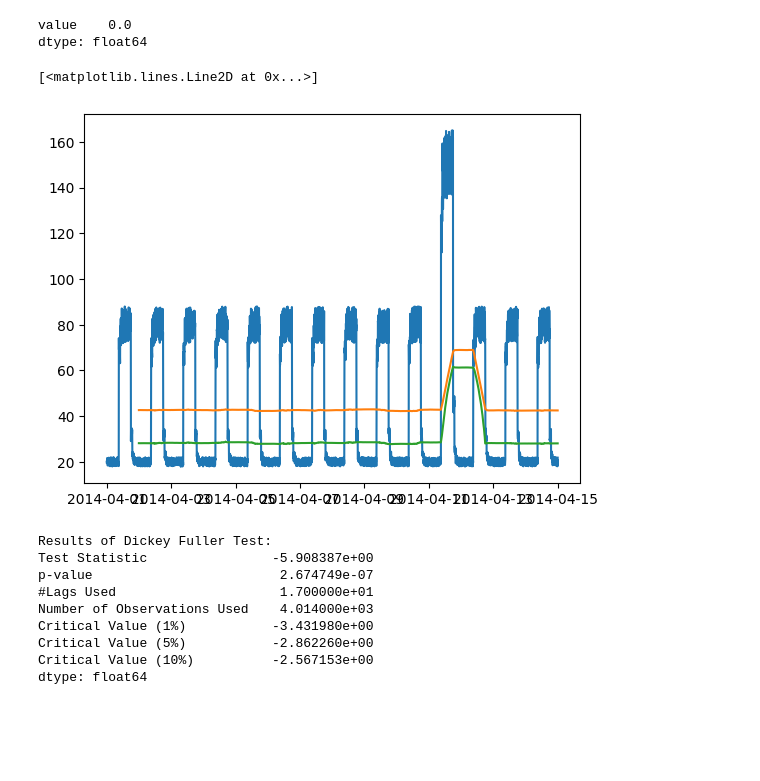
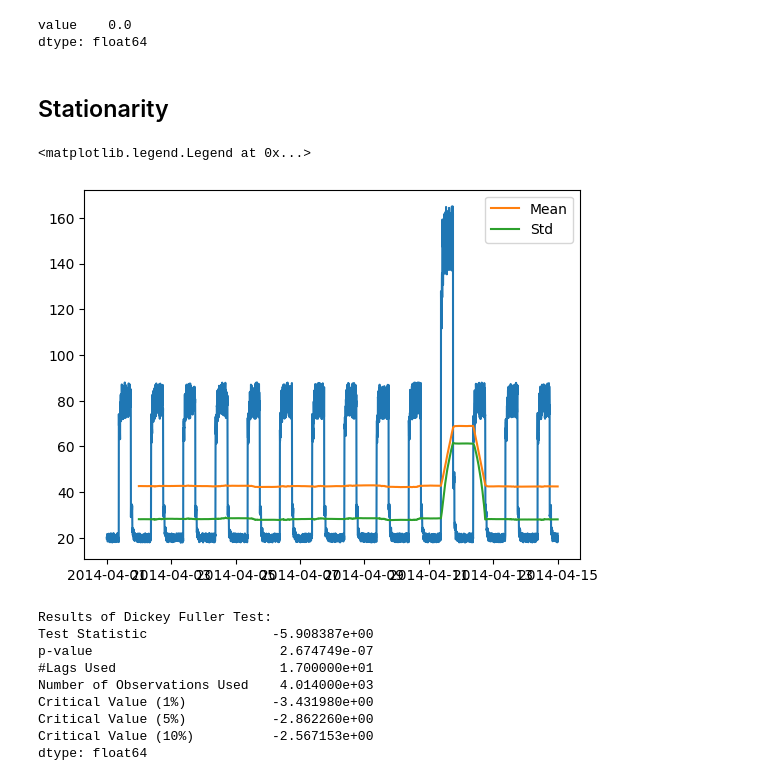
Before and after one commit to GhasseneJebali/time-series-lab, a Jupyter notebook: Outlier detection.ipynb, the cells around one changed output. Saved outputs shown, nothing was run; the diff lists cells and outputs as text; code cells hidden in the pictures; blank space fills up the shorter version.

```diff
--- a/Outlier detection.ipynb
+++ b/Outlier detection.ipynb
@@ -31,12 +27,15 @@ from tqdm import tqdm
 # path = "./data/archive/realKnownCause/realKnownCause/cpu_utilization_asg_misconfiguration.csv"
 path = "./data/archive/artificialWithAnomaly/artificialWithAnomaly/art_daily_jumpsup.csv"
 # %%
+resample_data = False
+
 data = pd.read_csv(
     path,
     index_col=0
 )
 data.index = pd.to_datetime(data.index)
-# data = data.asfreq('5MIN').dropna()
+if resample_data:
+    data = data.asfreq('5MIN').dropna()
 # %%
 data.plot()
 # %% [output]
@@ -59,13 +58,16 @@ data.isna().mean()
 # %% [output]
 value    0.0
 dtype: float64
+# %% [markdown]
+## Stationarity
 # %%
 plt.plot(data)
-plt.plot(data.rolling(window=288).mean().dropna())
-plt.plot(data.rolling(window=288).std().dropna())
+plt.plot(data.rolling(window=288).mean().dropna(), label="Mean")
+plt.plot(data.rolling(window=288).std().dropna(), label="Std")
+plt.legend()
 # %% [output]
-[<matplotlib.lines.Line2D at 0x...>]
+<matplotlib.legend.Legend at 0x...>
-[figure, old version]
+[figure, new version]
 # %%
 #Perform Augmented Dickey–Fuller test:
 print('Results of Dickey Fuller Test:')
```
Also changed, not shown: parts of 28 cells of this notebook, 1 other file.
